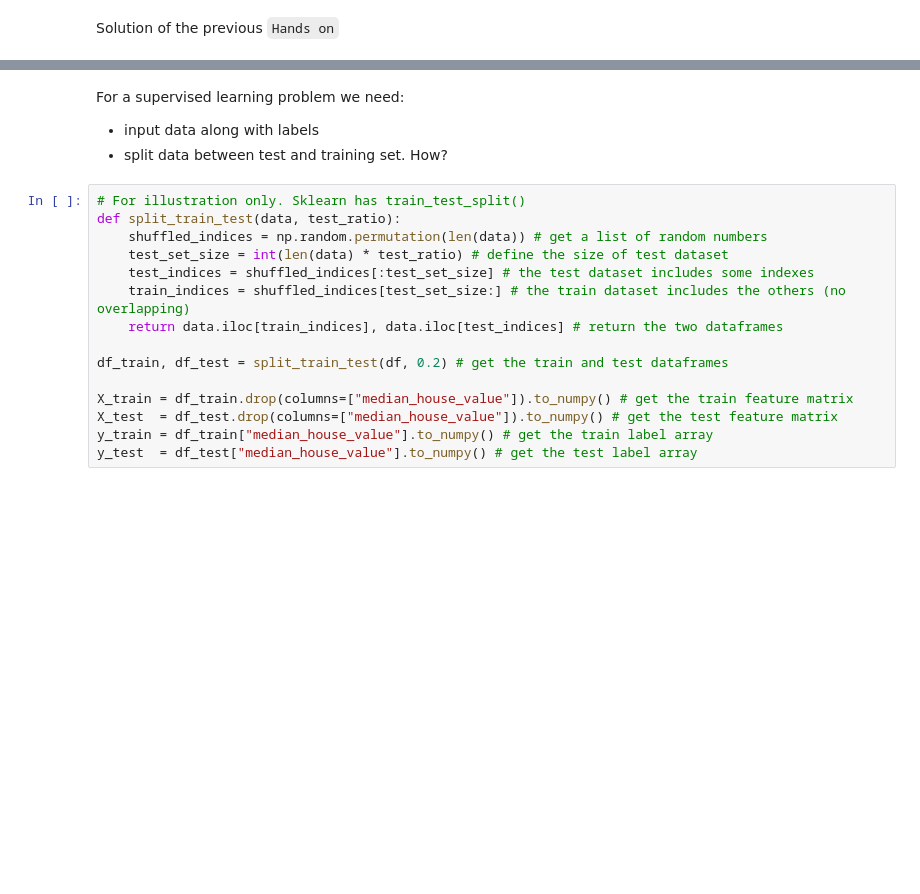
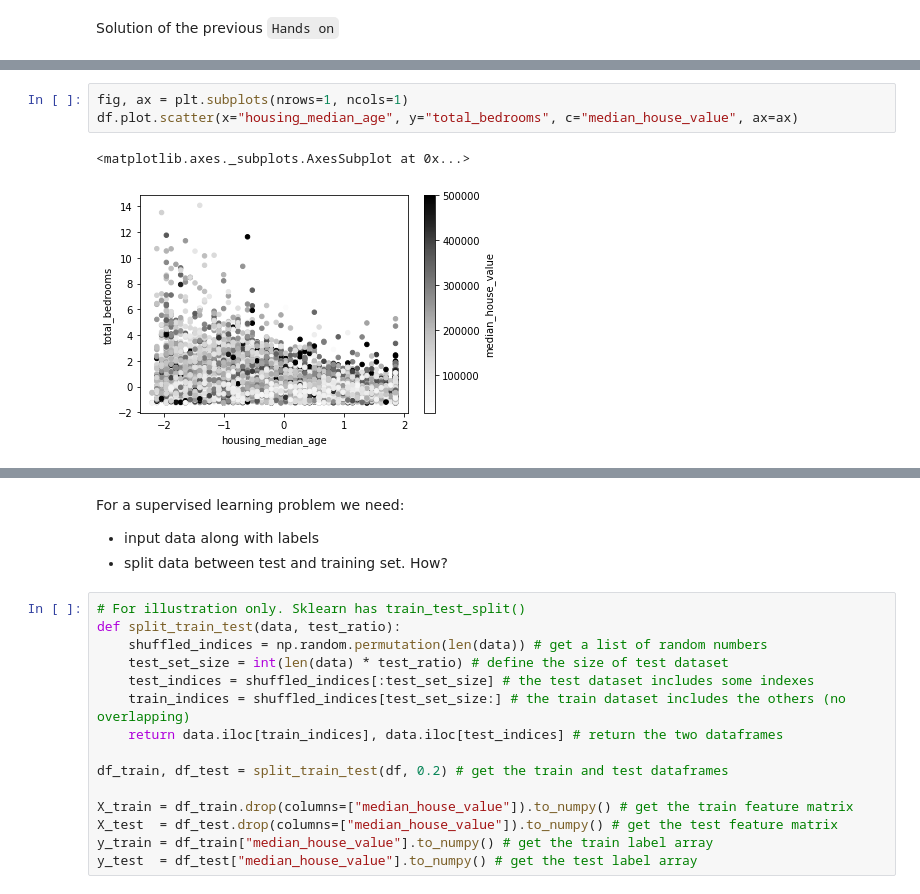
Before and after one commit to w4bo/teaching-handsondatapipelines, a Jupyter notebook: materials/02-MachineLearning.ipynb, the cells around one changed output, grey strips where cells are left out. Cells and saved outputs as stored; diff of their text form; blank space fills up the shorter version.

```diff
--- a/materials/02-MachineLearning.ipynb
+++ b/materials/02-MachineLearning.ipynb
@@ -51,0 +83,6 @@ df = preprocess()
+# %%
+fig, ax = plt.subplots(nrows=1, ncols=1)
+df.plot.scatter(x="housing_median_age", y="total_bedrooms", c="median_house_value", ax=ax)
+# %% [output]
+<matplotlib.axes._subplots.AxesSubplot at 0x...>
+[figure, added]
```
Also changed, not shown: parts of 33 cells of this notebook.
